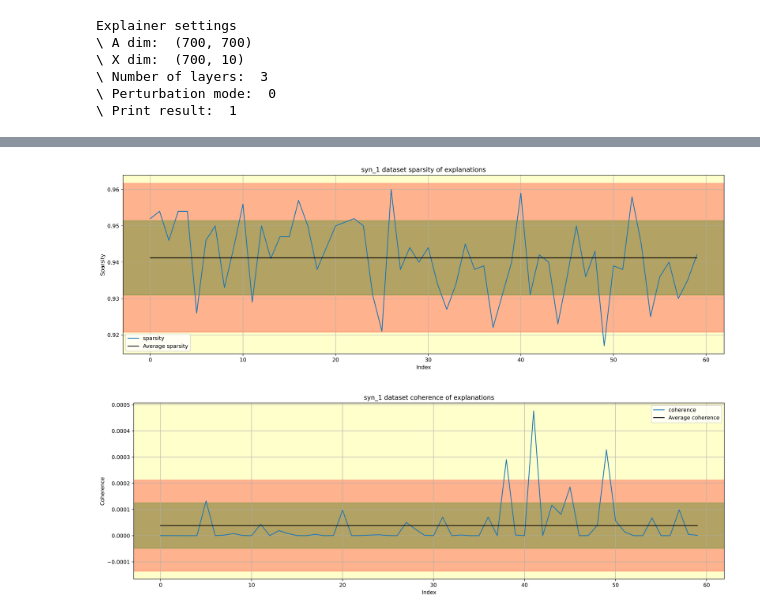
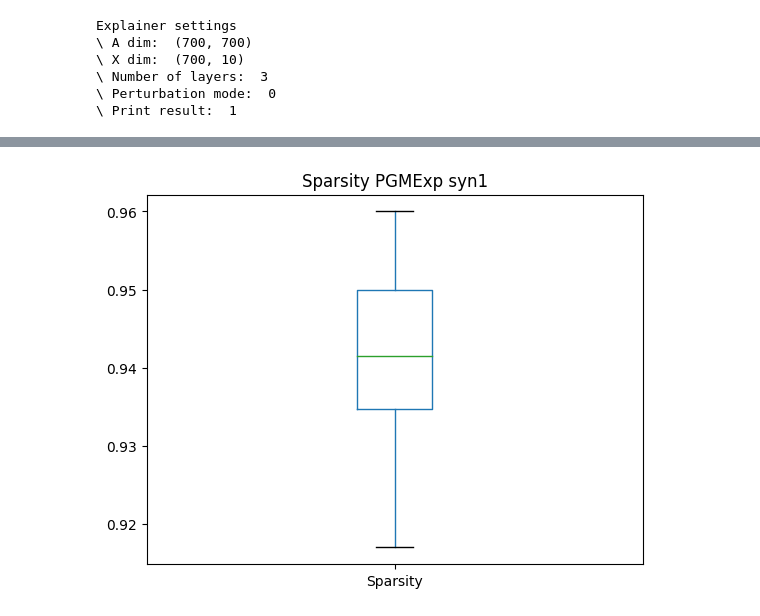
Before and after one commit to ASudu/PGMExplainer_graph_properties, a Jupyter notebook: PGM_Node/Explain_GNN/syn1.ipynb, the cells around one changed output, grey strips where cells are left out. Saved outputs shown, nothing was run; the diff lists cells and outputs as text; code cells hidden in the pictures.

Commit message:
new plots

```diff
--- a/PGM_Node/Explain_GNN/syn1.ipynb
+++ b/PGM_Node/Explain_GNN/syn1.ipynb
@@ -349,58 +374,8 @@ df1.to_csv("syn1.csv")
-# %%
-# Plot Sparsity
-x = list(range(len(df1)))
-sparse = list(df1['Sparsity'])
-def_sparse = list(np.ones(len(df1))*0.5)
-mean_sparse = list(np.ones(len(df1))*df1['Sparsity'].mean())
-plt.figure(figsize=(20,6), dpi = 500)
-plt.gca().grid(True)
-plt.gca().set_facecolor((1, 1, 0.8))
-plt.plot(x, sparse, label='sparsity')
-plt.plot(x,mean_sparse, label = 'Average sparsity', color='k')
-
-sp_mean = df1['Sparsity'].mean()
-sp_std = df1['Sparsity'].std()
-y1 = sp_mean - sp_std
-y_1 = y1 - sp_std
-y2 = sp_mean + sp_std
-y_2 = y2 + sp_std
-plt.axhspan(y_1, y_2, color='red', alpha=0.3)
-plt.axhspan(y1, y2, color='green', alpha=0.3)
-
-plt.title('syn_1 dataset sparsity of explanations', fontsize=12)
-plt.legend(prop={'size':10})
-plt.ylabel("Sparsity")
-plt.xlabel("Index")
-plt.savefig(fname= "D:\D_Drive\Github\Thesis\PGMExplainer_graph_properties\PGM_Node\Explain_GNN\plots\syn1_sparsity")
-plt.show()
-# %% [output]
-[figure, removed]
-# %%
-# Plot Coherence
-x = list(range(len(df1)))
-coh = list(df1['Coherence'])
-def_coh = list(np.ones(len(df1))*0.5)
-mean_coh = list(np.ones(len(df1))*df1['Coherence'].mean())
-plt.figure(figsize=(20,6), dpi = 500)
-plt.gca().grid(True)
-plt.gca().set_facecolor((1, 1, 0.8))
-plt.plot(x, coh, label='coherence')
-plt.plot(x,mean_coh, label = 'Average coherence', color='k')
-
-sp_mean = df1['Coherence'].mean()
-sp_std = df1['Coherence'].std()
-y1 = sp_mean - sp_std
-y_1 = y1 - sp_std
-y2 = sp_mean + sp_std
-y_2 = y2 + sp_std
-plt.axhspan(y_1, y_2, color='red', alpha=0.3)
-plt.axhspan(y1, y2, color='green', alpha=0.3)
-
-plt.title('syn_1 dataset coherence of explanations', fontsize=12)
-plt.legend(prop={'size':10})
-plt.ylabel("Coherence")
-plt.xlabel("Index")
-plt.savefig(fname= "D:\D_Drive\Github\Thesis\PGMExplainer_graph_properties\PGM_Node\Explain_GNN\plots\syn1_coherence")
-plt.show()
-# %% [output]
-[figure, removed]
+# %%
+# Plot Sparsity
+plt.figure()
+df1['Sparsity'].plot(kind='box')
+plt.title("Sparsity PGMExp syn1")
+plt.show()
+# %% [output]
+[figure, added]
```
Also changed, not shown: parts of 5 cells of this notebook, 5 other files.
